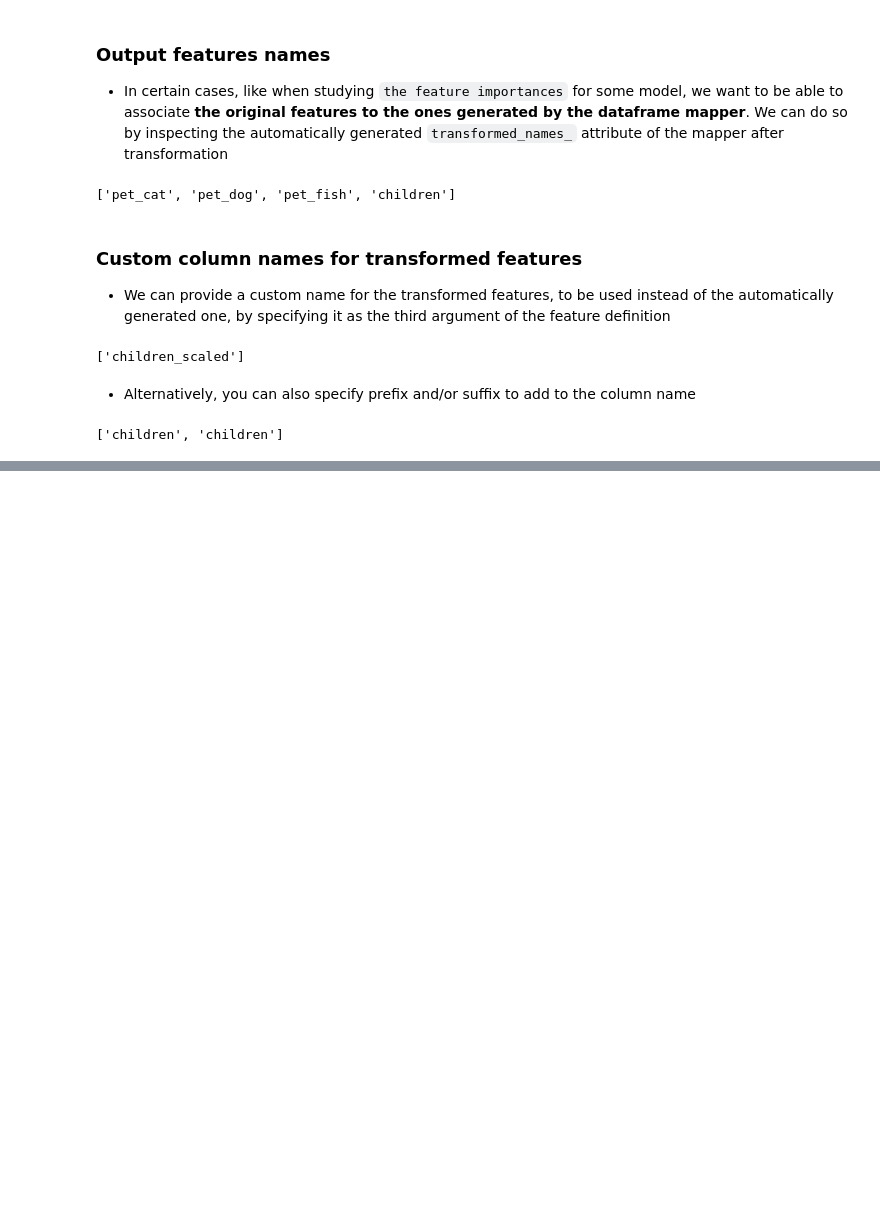
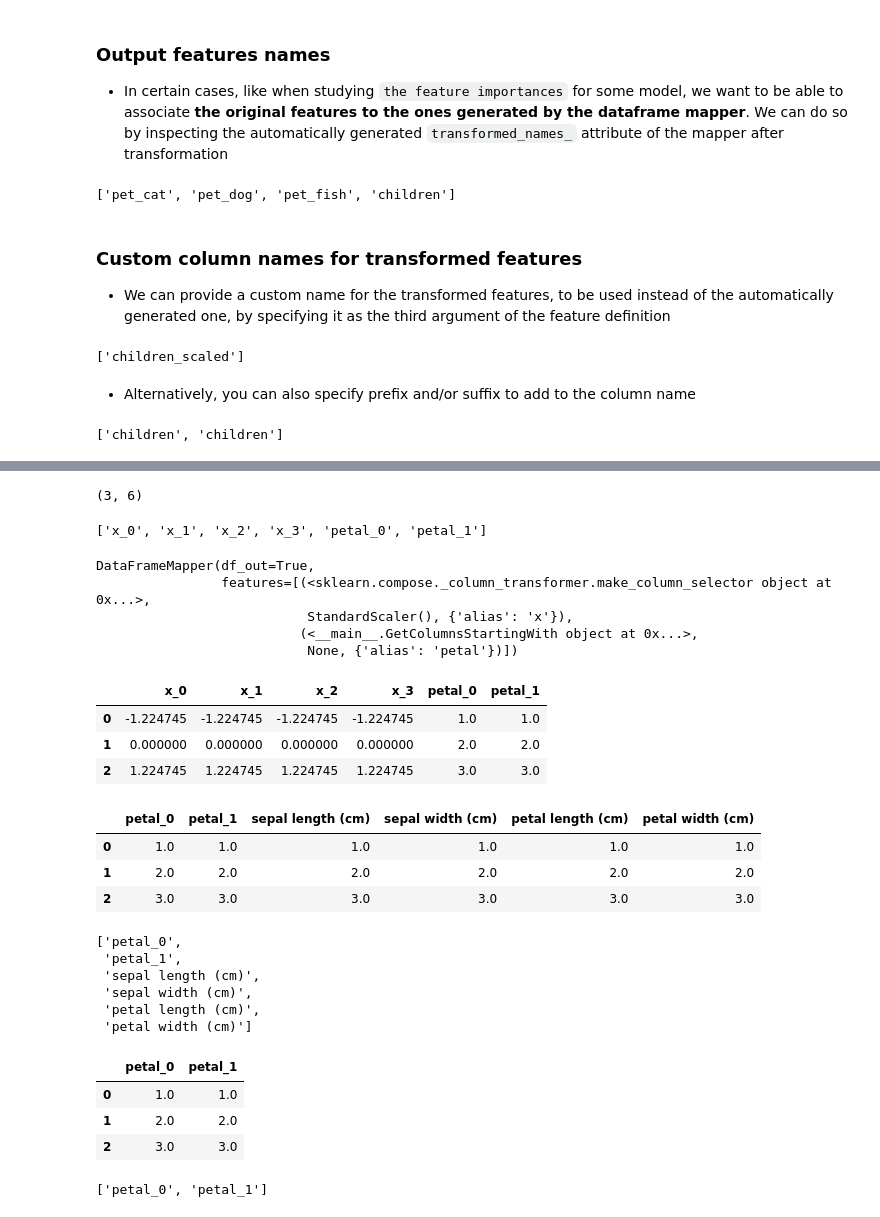
Before and after one commit to rd8312/Machine-Learning, a Jupyter notebook: ML/dataset_transformations/sklearn-pandas.ipynb, the cells around one changed output, grey strips where cells are left out. Cells and saved outputs as stored; diff of their text form; code cells hidden in the pictures; blank space fills up the shorter version.

```diff
--- a/ML/dataset_transformations/sklearn-pandas.ipynb
+++ b/ML/dataset_transformations/sklearn-pandas.ipynb
@@ -142,0 +148,49 @@ mapper_alias.transformed_names_
+# %%
+class GetColumnsStartingWith:
+    def __init__(self, start_str):
+        self.pattern = start_str
+
+    def __call__(self, X:pd.DataFrame=None):
+        return [c for c in X.columns if c.startswith(self.pattern)]
+# %%
+df = pd.DataFrame({
+    'sepal length (cm)': [1.0, 2.0, 3.0],
+    'sepal width (cm)': [1.0, 2.0, 3.0],
+    'petal length (cm)': [1.0, 2.0, 3.0],
+    'petal width (cm)': [1.0, 2.0, 3.0]
+ })
+# %%
+t = DataFrameMapper([
+    (
+        sklearn.compose.make_column_selector(dtype_include=float),
+        sklearn.preprocessing.StandardScaler(),
+        {'alias': 'x'}
+    ),
+    (
+        GetColumnsStartingWith('petal'), # column name(s)
+        None, # transformer(s)
+        {'alias': 'petal'} # attributes
+    )], df_out=True, default=False)
+# %%
+t.fit(df).transform(df).shape
+# %% [output]
+(3, 6)
+# %%
+t.transformed_names_
+# %% [output]
+['x_0', 'x_1', 'x_2', 'x_3', 'petal_0', 'petal_1']
+# %%
+t
+# %% [output]
+DataFrameMapper(df_out=True,
+                features=[(<sklearn.compose._column_transformer.make_column_selector object at 0x...>,
+                           StandardScaler(), {'alias': 'x'}),
+                          (<__main__.GetColumnsStartingWith object at 0x...>,
+                           None, {'alias': 'petal'})])
+# %%
+t.fit(df).transform(df)
+# %% [output]
+|  | x_0 | x_1 | x_2 | x_3 | petal_0 | petal_1 |
+| 0 | -1.224745 | -1.224745 | -1.224745 | -1.224745 | 1.0 | 1.0 |
+| 1 | 0.000000 | 0.000000 | 0.000000 | 0.000000 | 2.0 | 2.0 |
+| 2 | 1.224745 | 1.224745 | 1.224745 | 1.224745 | 3.0 | 3.0 |
@@ -142,0 +209,16 @@ mapper_alias.transformed_names_
+# %%
+t1.fit(df).transform(df)
+# %% [output]
+|  | petal_0 | petal_1 | sepal length (cm) | sepal width (cm) | petal length (cm) | petal width (cm) |
+| 0 | 1.0 | 1.0 | 1.0 | 1.0 | 1.0 | 1.0 |
+| 1 | 2.0 | 2.0 | 2.0 | 2.0 | 2.0 | 2.0 |
+| 2 | 3.0 | 3.0 | 3.0 | 3.0 | 3.0 | 3.0 |
+# %%
+t1.transformed_names_
+# %% [output]
+['petal_0',
+ 'petal_1',
+ 'sepal length (cm)',
+ 'sepal width (cm)',
+ 'petal length (cm)',
+ 'petal width (cm)']
@@ -142,0 +237,11 @@ mapper_alias.transformed_names_
+# %%
+t2.fit(df).transform(df)
+# %% [output]
+|  | petal_0 | petal_1 |
+| 0 | 1.0 | 1.0 |
+| 1 | 2.0 | 2.0 |
+| 2 | 3.0 | 3.0 |
+# %%
+t2.transformed_names_
+# %% [output]
+['petal_0', 'petal_1']
```
Also changed, not shown: parts of 47 cells of this notebook.
